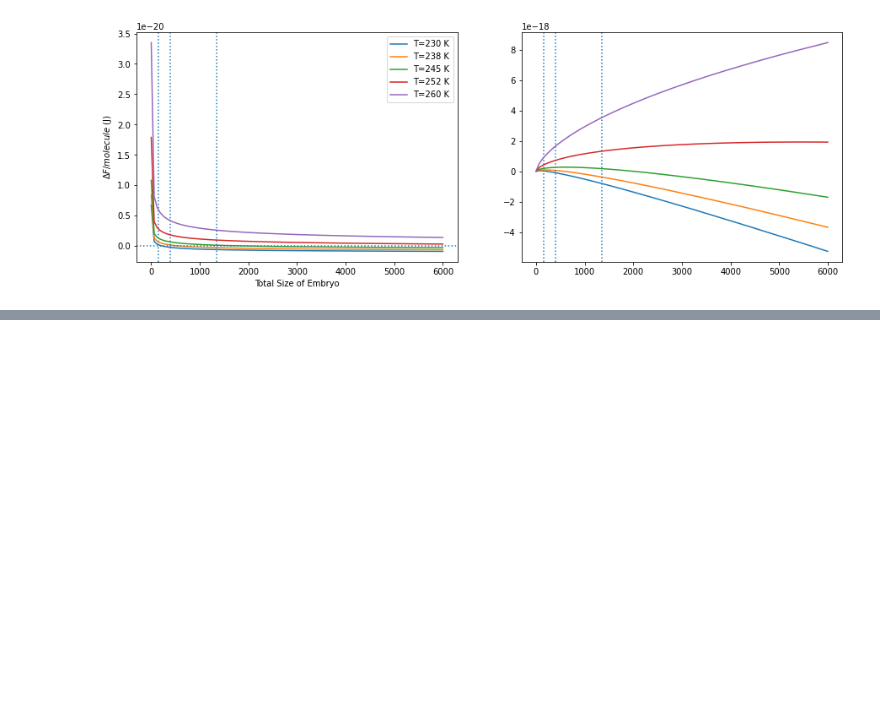
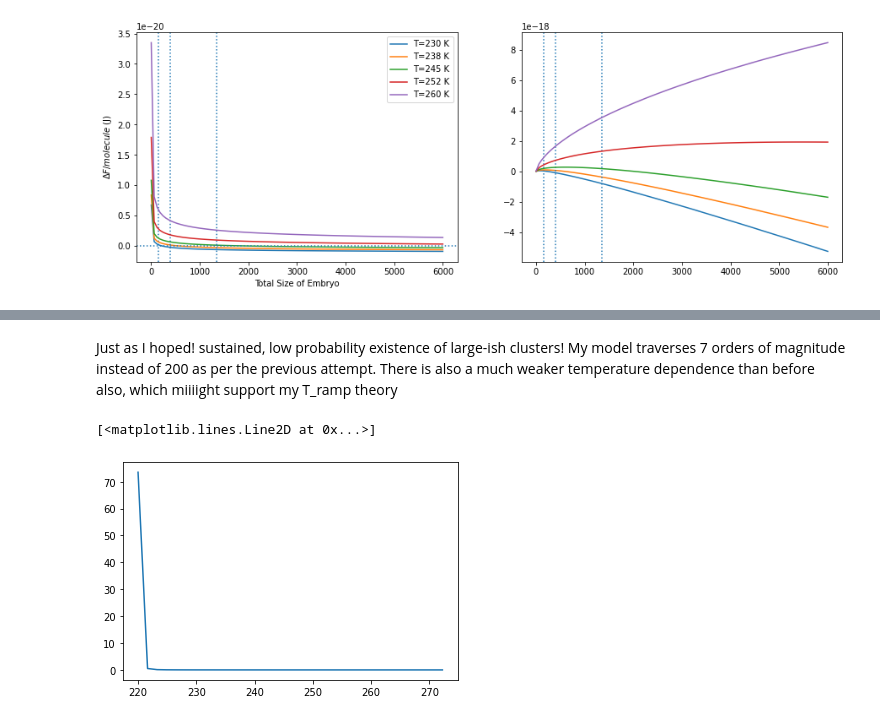
Before and after one commit to AndrewLoeppky/FINC, a Jupyter notebook: PINK_derivation.ipynb, the cells around one changed output, grey strips where cells are left out. Saved outputs shown, nothing was run; the diff lists cells and outputs as text; code cells hidden in the pictures; blank space fills up the shorter version.

```diff
--- a/PINK_derivation.ipynb
+++ b/PINK_derivation.ipynb
@@ -565,0 +591,8 @@ $$
+# %% [markdown]
+Just as I hoped! sustained, low probability existence of large-ish clusters! My model traverses 7 orders of magnitude instead of 200 as per the previous attempt. There is also a much weaker temperature dependence than before also, which miiiight support my T_ramp theory
+# %%
+temp = np.linspace(220,300,50)
+plt.plot(temp,N_i(N_crit(temp),temp,N_0))
+# %% [output]
+[<matplotlib.lines.Line2D at 0x...>]
+[figure, added]
```
Also changed, not shown: parts of 4 cells of this notebook.
